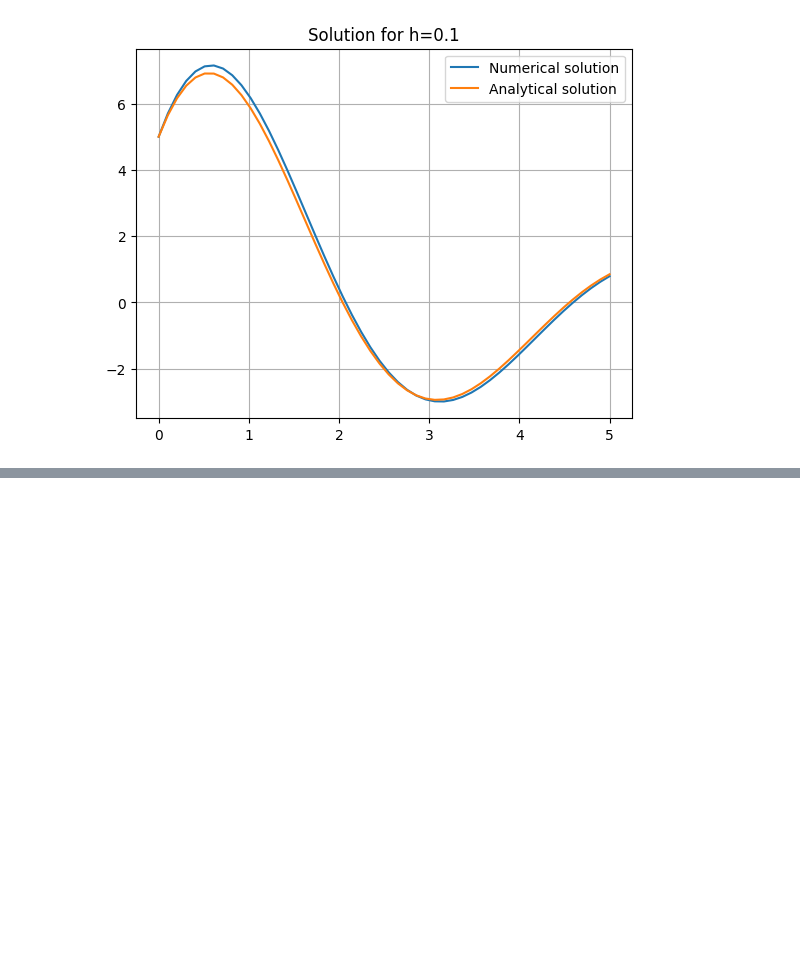
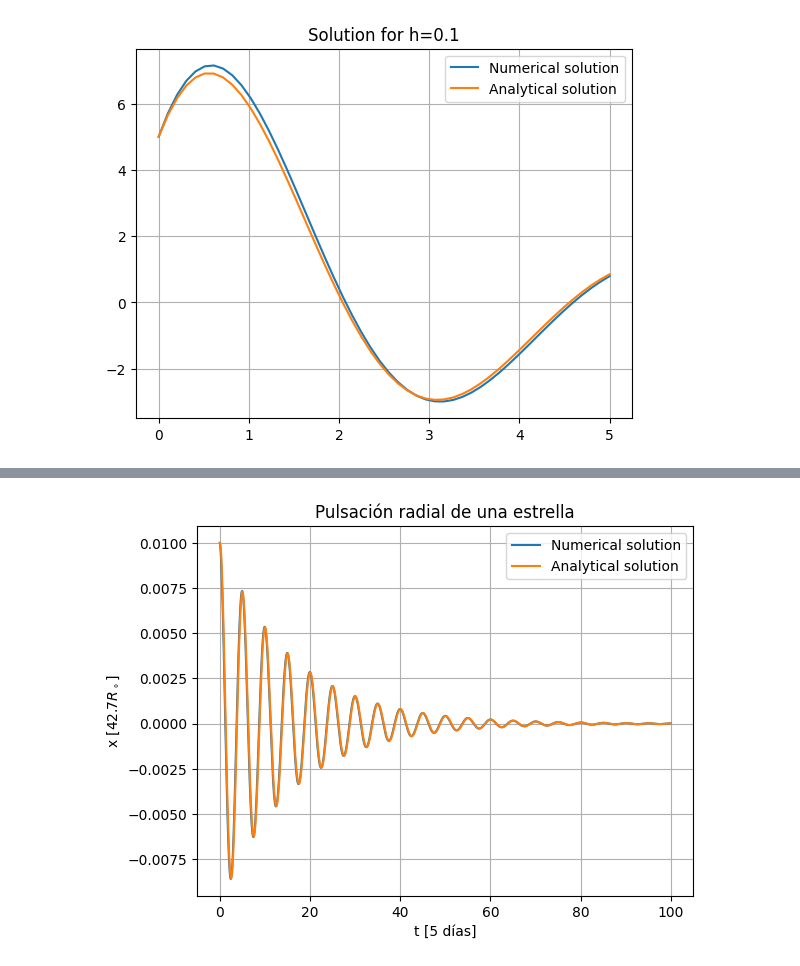
Before and after one commit to saacostad/ComputationalAstroPhysics, a Jupyter notebook: SO_ODEs_homeworks.ipynb, the cells around one changed output, grey strips where cells are left out. Saved outputs shown, nothing was run; the diff lists cells and outputs as text; code cells hidden in the pictures; blank space fills up the shorter version.

```diff
--- a/SO_ODEs_homeworks.ipynb
+++ b/SO_ODEs_homeworks.ipynb
@@ -369,0 +398,90 @@ plt.show()
+# %%
+h = 0.01
+omega = 2*np.pi/5.0
+epsilon = 0.1
+R0 = 1.0
+N = 10000
+
+def Runge_step(ti, xi, yi, f, h):
+
+    def xf(xi, yi):
+        return yi
+
+    # Obtenemos las constantes para cada uno de las dos variables
+    xk1 = xf(xi, yi)
+    k1  = f(xi, yi)
+
+    xk2 = xf(xi + 0.5*h*xk1, yi + 0.5*h*k1)
+    k2  = f(xi + 0.5*h*xk1,  yi + 0.5*h*k1)
+
+    xk3 = xf(xi + 0.5*h*xk2, yi + 0.5*h*k2)
+    k3  = f(xi + 0.5*h*xk2,  yi + 0.5*h*k2)
+
+    xk4 = xf(xi + h*xk3, yi + h*k3)
+    k4  = f(xi + h*xk3,  yi + h*k3)
+
+    # Actualizamos las dos variables con Runge-Kuta
+    x_new = xi + (h / 6.0) * (xk1 + 2*xk2 + 2*xk3 + xk4)
+    y_new = yi + (h / 6.0) * (k1  + 2*k2  + 2*k3  + k4)
+
+    return ti + h, x_new, y_new
+
+
+
+def Integrate(t0, x0, z0, step_func, func):
+
+    ts = [t0]
+    xs = [x0]
+    zs = [z0]
+
+    t_last = t0
+    x_last = x0
+    z_last = z0
+
+    for t in range(N):
+
+        ti, xi, zi = step_func(t_last, x_last, z_last, func, h = h)
+        ts.append(ti)
+        xs.append(xi)
+        zs.append(zi)
+
+        t_last = ti
+        x_last = xi
+        z_last = zi
+
+    return np.array(ts), np.array(xs), np.array(zs)
+
+
+def func(x, z):
+    return -omega*epsilon*z - omega**2 * x
+
+
+# Sacada de Claude
+# Derived constants
+alpha = omega * epsilon / 2
+omega_d = omega * np.sqrt(4 - epsilon**2) / 2
+x0 = 0.01 * R0
+C1 = x0
+C2 = x0 * epsilon / np.sqrt(4 - epsilon**2)
+def x_analytical(t):
+    """
+    Analytical solution of:
+    x'' + ω₀ε x' + ω₀² x = 0,  x(0) = 0.01*R0,  x'(0) = 0
+    """
+    return np.exp(-alpha * t) * (C1 * np.cos(omega_d * t) +
+                                  C2 * np.sin(omega_d * t))
+
+
+ts, _, xs = Integrate(0.0, 0.0, 0.01, Runge_step, func)
+
+
+plt.title("Pulsación radial de una estrella")
+plt.plot(ts, xs, label = "Numerical solution")
+plt.plot(ts, x_analytical(ts), label = "Analytical solution")
+plt.legend()
+plt.xlabel("t [5 días]")
+plt.ylabel(r"x [42.7$R_\circ$]")
+plt.grid()
+plt.show()
+# %% [output]
+[figure, added]
```
Also changed, not shown: parts of 3 cells of this notebook.
